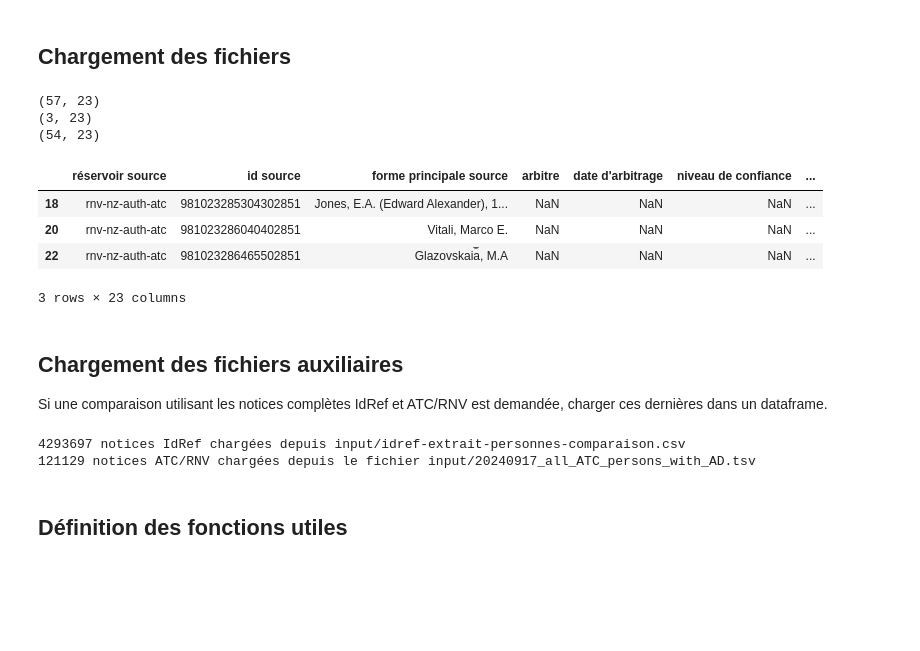
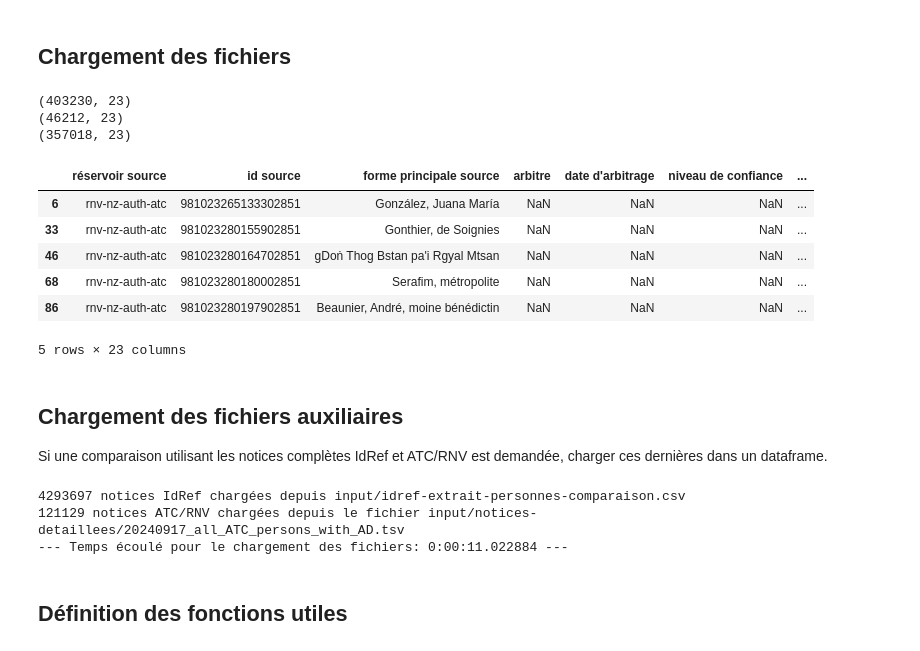
Before and after one commit to timtomch/ouali-benchmark, a Jupyter notebook: Validation-alignements.ipynb, the cells around one changed output. Cells and saved outputs as stored; diff of their text form; code cells hidden in the pictures; blank space fills up the shorter version.

Commit message:
Validation auto pour notices personnes

```diff
--- a/Validation-alignements.ipynb
+++ b/Validation-alignements.ipynb
@@ -8,16 +8,17 @@ import os
 from ipywidgets import IntProgress
 from IPython.display import display
 from pymarc import parse_xml_to_array
-#import jellyfish
+import jellyfish
+from datetime import datetime
 
 pd.options.mode.chained_assignment = None  # Remove copy in place warning for dataframe operations
 
 
 # Définition du fichier d'alignement à vérifier
-input_file_path = "input/test-dataset.tsv"
+input_file_path = "input/verif-auto-102024/rapport_20240926011100_alignement-défini_TEST ATC-_IdRef_extraction_patrinum.tsv"
 
 # Définition du fichier de sortie pour les cas suspects
-output_file_root = "output/test-output"
+output_file_root = "output/verif-auto-102024/verif-auto-personnes-ATC"
 
 # Faut-il exporter tous les alignements vérifiés avec une colonne identifiant les cas suspects (True),
 # ou exporter ces derniers à part (False)?
@@ -27,16 +28,18 @@ output_in_place = True
 valid_types = {'auto'}
 
 # Types de validation à effectuer
-validations = {'idref-local'}
+validations = {'idref-local', 'dates', 'professions', 'similarité', 'auteur-titre'}
 # Les valeurs suivantes sont possibles:
-# - 'dates' -> compare les dates présentes dans les formes principales source et cible (ne nécessite que les fichiers d'export Ouali)
-# - 'auteur-titre' ATTENTION cette validation fait un appel d'API IdRef pour CHAQUE ALIGNEMENT. Utiliser uniquement lorsque nécessaire.
+# - 'dates' -> compare les dates présentes dans les formes principales source et cible. PEUT être combiné avec 'idref-local'
+# - 'auteur-titre' ATTENTION cette validation fait un appel d'API IdRef. Utiliser uniquement lorsque nécessaire.
 # - 'idref-local' -> compare les sous-champs des notices source et cible. Nécessite l'accès à un export des notices IdRef et ATC/RNV
+# - 'professions' -> compare les sous-champs $c si présents. DOIT être combiné avec 'idref-local'
+# - 'similarité' -> tente de calculer un coéfficient de similarité entre les formes principales. PEUT être combiné avec 'idref-local'
 
 # Définition des fichiers exportés de IdRef et ATC/RNV pour comparaison des sous-champs. Utilisé uniquement en mode 'idref-local'
 idref_set = 'personnes'
 idref_records_folder = "/Users/thomas/Documents/tmp-nobackup/bcu-rnv/idref-harvest-personnes"
-atc_records_file_path = "input/20240917_all_ATC_persons_with_AD.tsv"
+atc_records_file_path = "input/notices-detaillees/20240917_all_ATC_persons_with_AD.tsv"
 
 # Pour limiter le chargement des fichiers IdRef (ex. pour tester), renseigner cette variable pour ne charger que les x premier fichiers.
 # Pour ne pas limiter, assigner la valeur -1
@@ -46,46 +49,52 @@ idref_records_limit = -1
 # en mode 'idref-local' en lieu et place des notices complètes ci-dessus.
 idref_records_extract = "input/idref-extrait-" + idref_set + "-comparaison.csv"
 
 
 # Nom de la colonne ajoutée
 output_colname = "validation auto"
+
+# Lors des comparaisons textuelles, la distance calculée sera renseignée dans cette colonne
+distance_colname = "distance validation"
 
 # Définition des colonnes contenant les formes sources et cible à comparer
 source_form_colname = "forme principale source"
 target_form_colname = "forme principale cible"
 align_type_colname = "décision d'alignement"
 target_colname = "réservoir cible"
 target_candidatenr_colname = "nombre de candidats"
 idref_id_colname = "id cible"
 atc_id_colname = "id source"
 
 # Le fichier à vérifier est chargé dans une dataframe
 df = pd.read_csv(input_file_path, sep='\t', dtype = str)
 print(df.shape)
 
 # Pour la comparaison, on retire les types d'alignements ignorés ainsi que les non-alignements
 df_filtered = df[(df[align_type_colname].isin(valid_types)) & (df[target_colname] == 'idref')]
 df_rest = df[(~df[align_type_colname].isin(valid_types)) | (df[target_colname] != 'idref')]
 print(df_filtered.shape)
 print(df_rest.shape)
 display(df_filtered.head())
 
 df_filtered.reset_index(drop=True, inplace=True)  # Drop indexes since we're not going to use them
 # %% [output]
-(57, 23)
-(3, 23)
-(54, 23)
+(403230, 23)
+(46212, 23)
+(357018, 23)
 |  | réservoir source | id source | forme principale source | arbitre | date d'arbitrage | niveau de confiance | ... |
-| 18 | rnv-nz-auth-atc | 981023285304302851 | Jones, E.A. (Edward Alexander), 1... | NaN | NaN | NaN | ... |
-| 20 | rnv-nz-auth-atc | 981023286040402851 | Vitali, Marco E. | NaN | NaN | NaN | ... |
-| 22 | rnv-nz-auth-atc | 981023286465502851 | Glazovskai︠a︡, M.A | NaN | NaN | NaN | ... |
+| 6 | rnv-nz-auth-atc | 981023265133302851 | González, Juana María | NaN | NaN | NaN | ... |
+| 33 | rnv-nz-auth-atc | 981023280155902851 | Gonthier, de Soignies | NaN | NaN | NaN | ... |
+| 46 | rnv-nz-auth-atc | 981023280164702851 | gDoṅ Thog Bstan pa'i Rgyal Mtsan | NaN | NaN | NaN | ... |
+| 68 | rnv-nz-auth-atc | 981023280180002851 | Serafim, métropolite | NaN | NaN | NaN | ... |
+| 86 | rnv-nz-auth-atc | 981023280197902851 | Beaunier, André, moine bénédictin | NaN | NaN | NaN | ... |
-3 rows × 23 columns
+5 rows × 23 columns
 # %% [markdown]
 ## Chargement des fichiers auxiliaires
 
 Si une comparaison utilisant les notices complètes IdRef et ATC/RNV est demandée, charger ces dernières dans un dataframe.
 # %%
 # Fonctions nécessaires à traiter les fichiers XML provenant d'IdRef (Marc21)
+tps_debut_chargement = datetime.now()
 
 # Chargement des fichiers individuels
 def parse_marcxml_file(file_path):
@@ -108,6 +117,8 @@ def extract_record_data(record):
             record_data = {
                 'idref_id' : field_001.data.replace('(IDREF)','').strip(),
                 '100a': field_100.get('a') if field_100 else None,
+                '100b': field_100.get('b') if field_100 else None,
+                '100c': field_100.get('c') if field_100 else None,
                 '100d': field_100.get('d') if field_100 else None
             }
         else:
@@ -178,18 +189,24 @@ if 'idref-local' in validations:
     # Chargement du fichier ATC/RNV
     if atc_records_file_path and os.path.isfile(atc_records_file_path):
         atc_df = pd.read_csv(atc_records_file_path, sep='\t', dtype = str)
-        # Extraire le contenu des sous-champs dans des colonnes distinctes
-        atc_df['100a'] = atc_df['subfields_content_for_tag2'].str.extract(r'\$\$a ([^,]+, [^$]+)')
-        atc_df['100d'] = atc_df['subfields_content_for_tag2'].str.extract(r'\$\$d ([^$]+)')
+        # Extraire le contenu des sous-champs dans des colonnes distinctes (en enlevant les dernières virgules, si présentes)
+        atc_df['100a'] = atc_df['subfields_content_for_tag2'].str.extract(r'\$\$a ([^$]+)')[0].str.replace(r'[,\s]+$', '', regex=True)
+        atc_df['100b'] = atc_df['subfields_content_for_tag2'].str.extract(r'\$\$b ([^$]+)')[0].str.replace(r'[,\s]+$', '', regex=True)
+        atc_df['100c'] = atc_df['subfields_content_for_tag2'].str.extract(r'\$\$c ([^$]+)')[0].str.replace(r'[,\s]+$', '', regex=True)
+        atc_df['100d'] = atc_df['subfields_content_for_tag2'].str.extract(r'\$\$d ([^$]+)')[0].str.replace(r'[,\s]+$', '', regex=True)
 
         # Utiliser l'identifiant comme index (pour accélérer les requêtes)
         atc_df.set_index('id', inplace=True)
         print(f"{len(atc_df.index)} notices ATC/RNV chargées depuis le fichier {atc_records_file_path}")
     else:
         print('Attention! Le fichier des notices ATC/RNV est manquant!')
+
+tps_fin_chargement = datetime.now()
+print("--- Temps écoulé pour le chargement des fichiers: %s ---" % format(tps_fin_chargement - tps_debut_chargement))
 # %% [output]
 4293697 notices IdRef chargées depuis input/idref-extrait-personnes-comparaison.csv
-121129 notices ATC/RNV chargées depuis le fichier input/20240917_all_ATC_persons_with_AD.tsv
+121129 notices ATC/RNV chargées depuis le fichier input/notices-detaillees/20240917_all_ATC_persons_with_AD.tsv
+--- Temps écoulé pour le chargement des fichiers: 0:00:11.022884 ---
 # %% [markdown]
 ## Définition des fonctions utiles
 # %%
```
Also changed, not shown: parts of 4 cells of this notebook.
